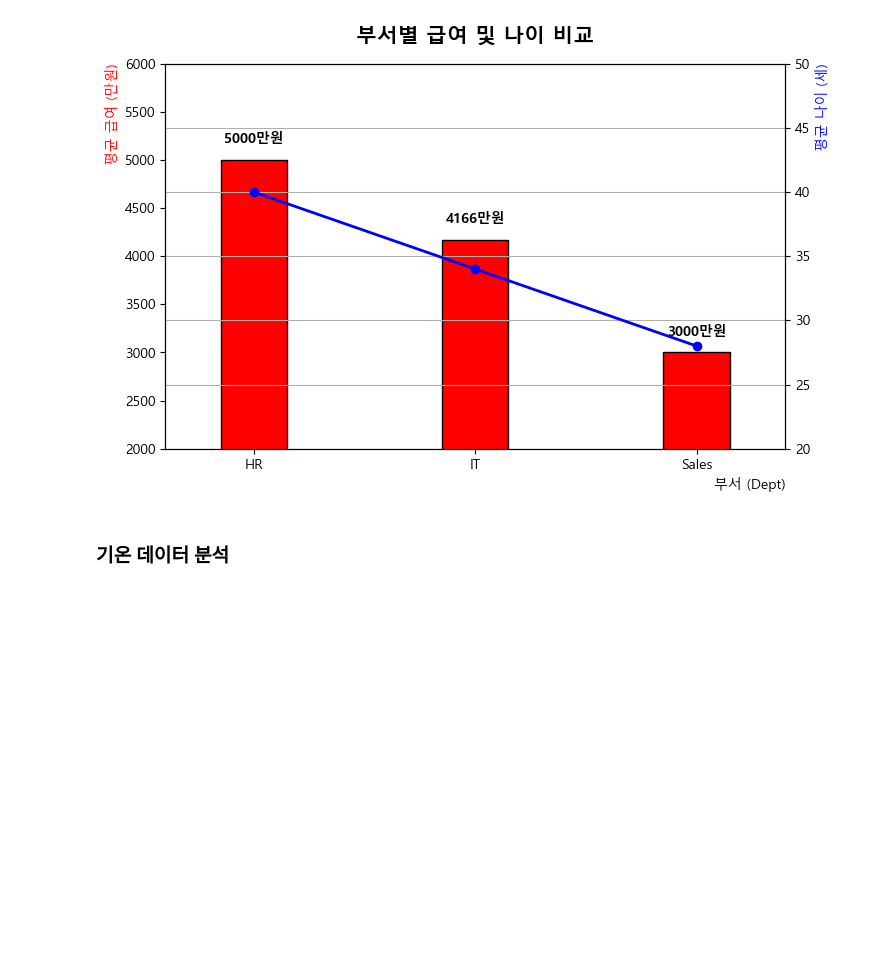
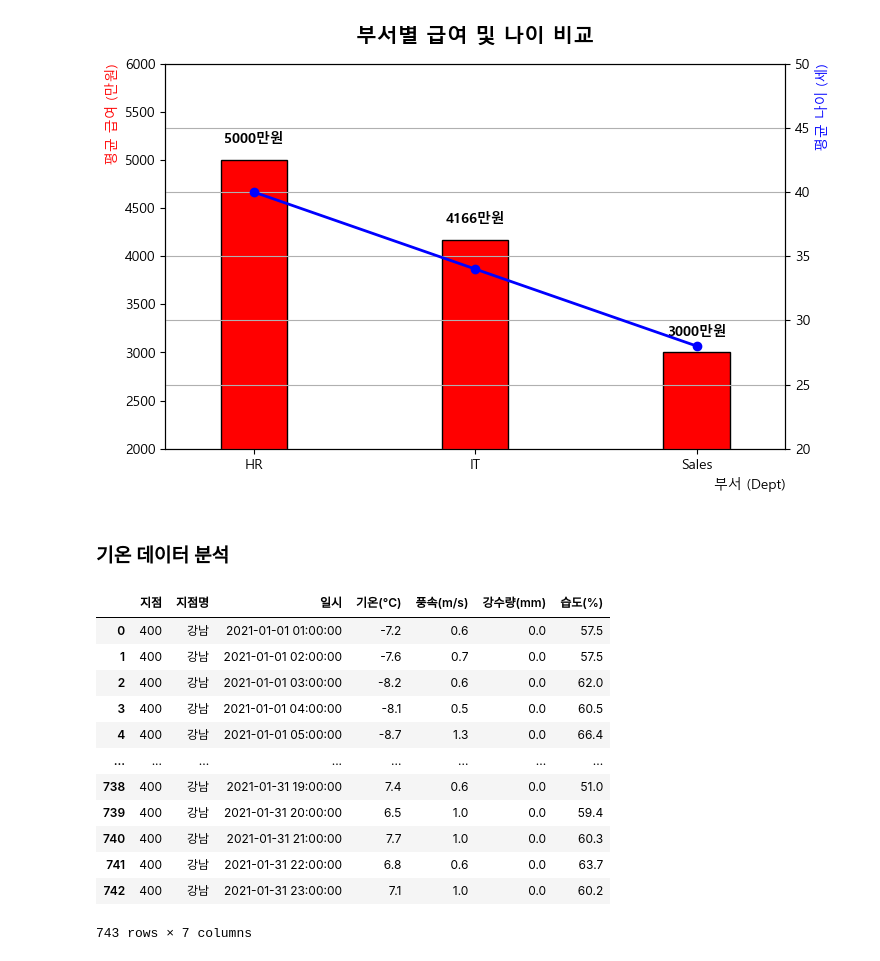
Before and after one commit to hslcrb/kw-competition-practice, a Jupyter notebook: 20260704-토요실습1.ipynb, the cells around one changed output. Cells and saved outputs as stored; diff of their text form; code cells hidden in the pictures; blank space fills up the shorter version.

```diff
--- a/20260704-토요실습1.ipynb
+++ b/20260704-토요실습1.ipynb
@@ -393,6 +393,21 @@ plt.show()
 # %%
 import matplotlib.pyplot as plt       # 맷플롯리브 시각화
 import pandas as pd                   # 판다스 데이터분석
 import numpy as np                    # 넘파이 수학계산
-                                      # 버스 스테이션이란 함수에, 시트 네임을 버스 스테이션으로 한 서울 트래픽 xlsx 파일을 읽을 결과를 저장한다. 변수이다.
-bus_station=pd.read_excel('weather.xlsx', sheet_name='bus_station')
+                                      # 함수 df에, 웨더 xlsx 파일을 읽을 결과를 저장한다. 변수이다.
+df=pd.read_excel('weather.xlsx')
+df
+# %% [output]
+|  | 지점 | 지점명 | 일시 | 기온(°C) | 풍속(m/s) | 강수량(mm) | 습도(%) |
+| 0 | 400 | 강남 | 2021-01-01 01:00:00 | -7.2 | 0.6 | 0.0 | 57.5 |
+| 1 | 400 | 강남 | 2021-01-01 02:00:00 | -7.6 | 0.7 | 0.0 | 57.5 |
+| 2 | 400 | 강남 | 2021-01-01 03:00:00 | -8.2 | 0.6 | 0.0 | 62.0 |
+| 3 | 400 | 강남 | 2021-01-01 04:00:00 | -8.1 | 0.5 | 0.0 | 60.5 |
+| 4 | 400 | 강남 | 2021-01-01 05:00:00 | -8.7 | 1.3 | 0.0 | 66.4 |
+| ... | ... | ... | ... | ... | ... | ... | ... |
+| 738 | 400 | 강남 | 2021-01-31 19:00:00 | 7.4 | 0.6 | 0.0 | 51.0 |
+| 739 | 400 | 강남 | 2021-01-31 20:00:00 | 6.5 | 1.0 | 0.0 | 59.4 |
+| 740 | 400 | 강남 | 2021-01-31 21:00:00 | 7.7 | 1.0 | 0.0 | 60.3 |
+| 741 | 400 | 강남 | 2021-01-31 22:00:00 | 6.8 | 0.6 | 0.0 | 63.7 |
+| 742 | 400 | 강남 | 2021-01-31 23:00:00 | 7.1 | 1.0 | 0.0 | 60.2 |
+743 rows × 7 columns
```
Also changed, not shown: parts of 8 cells of this notebook.
